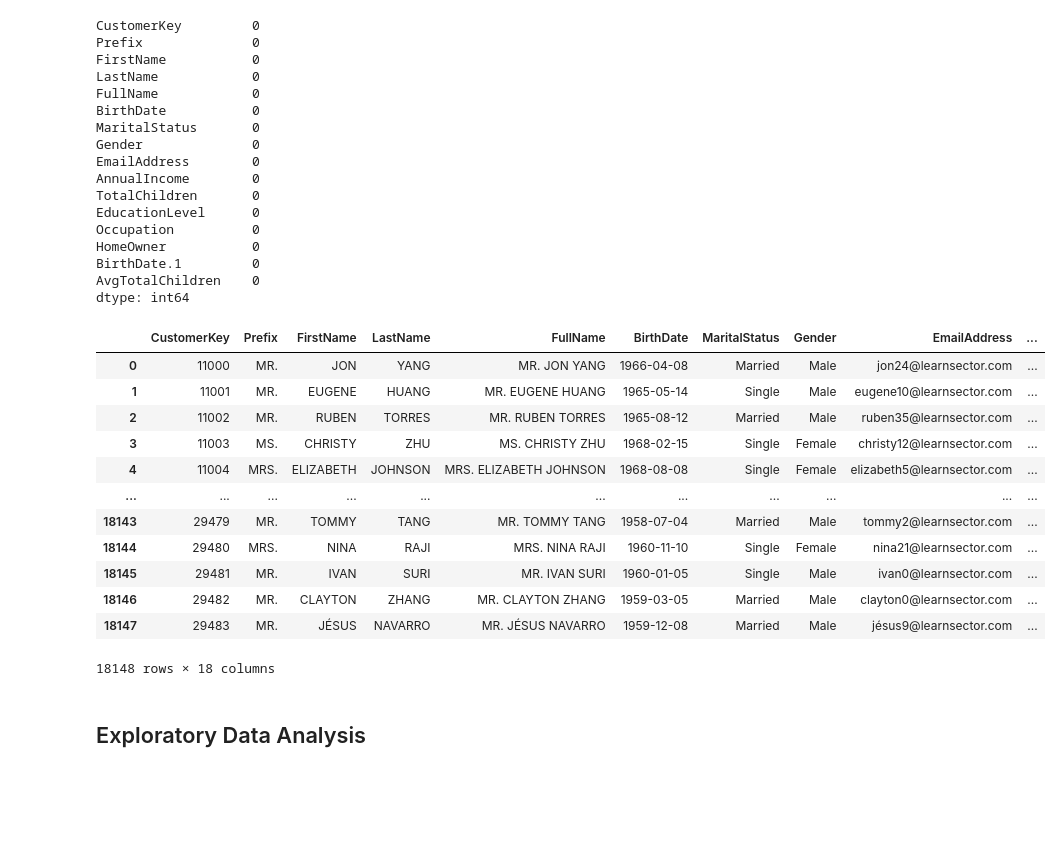
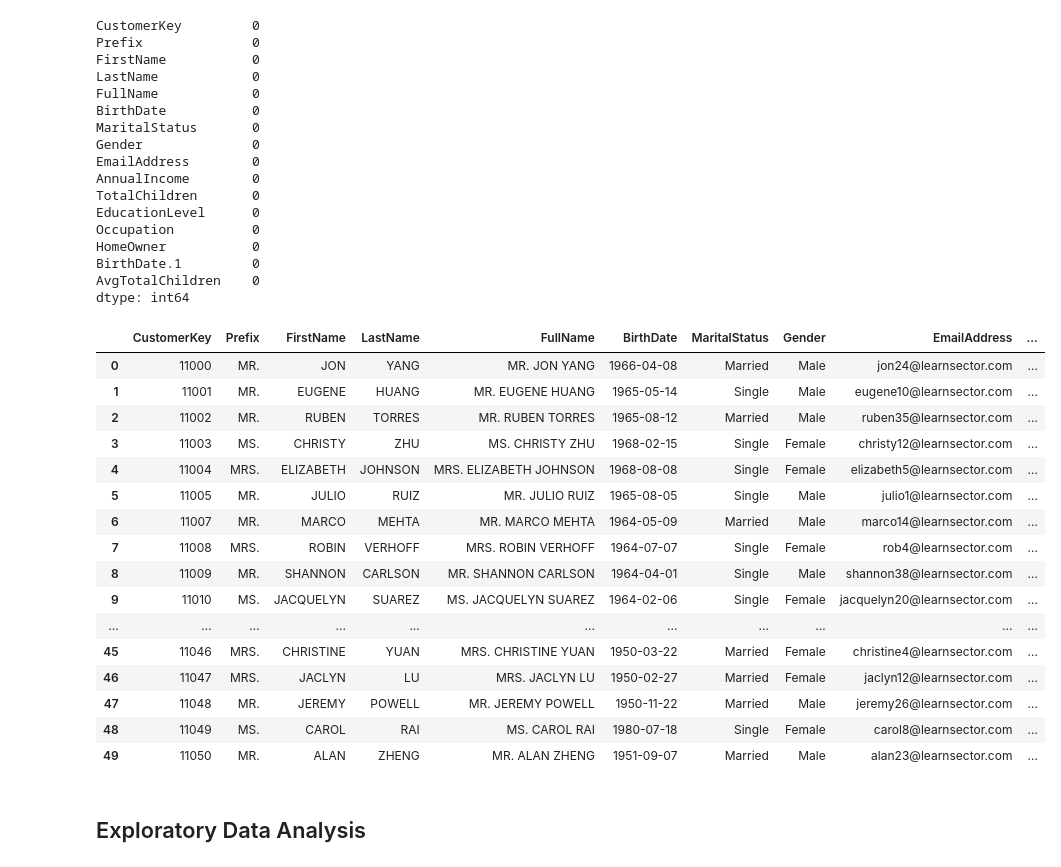
Before and after one commit to uleborharison/Data-Cleaning-and-Exploratory-Data-Analysis-using-numpy-pandas-matplotlib-and-seaborn-library, a Jupyter notebook: EDA using python libraries.ipynb, the cells around one changed output. Drawn from its saved outputs; the diff is of its cells as text; code cells hidden in the pictures; blank space fills up the shorter version.

```diff
--- a/EDA using python libraries.ipynb
+++ b/EDA using python libraries.ipynb
@@ -70,18 +70,4 @@ data['HomeOwner'] = data['HomeOwner'].replace({'Y':'Yes','N':'No'})
 # %%
 data.drop('BirthDate.1', axis = 1, inplace = True)
 # %%
-data
+data['Income_Range'] = pd.cut(data['AnnualIncome'], bins = [0, 50000, 100000,200000])
-# %% [output]
-|  | CustomerKey | Prefix | FirstName | LastName | FullName | BirthDate | MaritalStatus | Gender | EmailAddress | ... |
-| 0 | 11000 | MR. | JON | YANG | MR. JON YANG | 1966-04-08 | Married | Male | jon24@learnsector.com | ... |
-| 1 | 11001 | MR. | EUGENE | HUANG | MR. EUGENE HUANG | 1965-05-14 | Single | Male | eugene10@learnsector.com | ... |
-| 2 | 11002 | MR. | RUBEN | TORRES | MR. RUBEN TORRES | 1965-08-12 | Married | Male | ruben35@learnsector.com | ... |
-| 3 | 11003 | MS. | CHRISTY | ZHU | MS. CHRISTY ZHU | 1968-02-15 | Single | Female | christy12@learnsector.com | ... |
-| 4 | 11004 | MRS. | ELIZABETH | JOHNSON | MRS. ELIZABETH JOHNSON | 1968-08-08 | Single | Female | elizabeth5@learnsector.com | ... |
-| ... | ... | ... | ... | ... | ... | ... | ... | ... | ... | ... |
-| 18143 | 29479 | MR. | TOMMY | TANG | MR. TOMMY TANG | 1958-07-04 | Married | Male | tommy2@learnsector.com | ... |
-| 18144 | 29480 | MRS. | NINA | RAJI | MRS. NINA RAJI | 1960-11-10 | Single | Female | nina21@learnsector.com | ... |
-| 18145 | 29481 | MR. | IVAN | SURI | MR. IVAN SURI | 1960-01-05 | Single | Male | ivan0@learnsector.com | ... |
-| 18146 | 29482 | MR. | CLAYTON | ZHANG | MR. CLAYTON ZHANG | 1959-03-05 | Married | Male | clayton0@learnsector.com | ... |
-| 18147 | 29483 | MR. | JÉSUS | NAVARRO | MR. JÉSUS NAVARRO | 1959-12-08 | Married | Male | jésus9@learnsector.com | ... |
-18148 rows × 18 columns
@@ -88,3 +76,23 @@ data
+# %%
+data.head(50)
+# %% [output]
+|  | CustomerKey | Prefix | FirstName | LastName | FullName | BirthDate | MaritalStatus | Gender | EmailAddress | ... |
+| 0 | 11000 | MR. | JON | YANG | MR. JON YANG | 1966-04-08 | Married | Male | jon24@learnsector.com | ... |
+| 1 | 11001 | MR. | EUGENE | HUANG | MR. EUGENE HUANG | 1965-05-14 | Single | Male | eugene10@learnsector.com | ... |
+| 2 | 11002 | MR. | RUBEN | TORRES | MR. RUBEN TORRES | 1965-08-12 | Married | Male | ruben35@learnsector.com | ... |
+| 3 | 11003 | MS. | CHRISTY | ZHU | MS. CHRISTY ZHU | 1968-02-15 | Single | Female | christy12@learnsector.com | ... |
+| 4 | 11004 | MRS. | ELIZABETH | JOHNSON | MRS. ELIZABETH JOHNSON | 1968-08-08 | Single | Female | elizabeth5@learnsector.com | ... |
+| 5 | 11005 | MR. | JULIO | RUIZ | MR. JULIO RUIZ | 1965-08-05 | Single | Male | julio1@learnsector.com | ... |
+| 6 | 11007 | MR. | MARCO | MEHTA | MR. MARCO MEHTA | 1964-05-09 | Married | Male | marco14@learnsector.com | ... |
+| 7 | 11008 | MRS. | ROBIN | VERHOFF | MRS. ROBIN VERHOFF | 1964-07-07 | Single | Female | rob4@learnsector.com | ... |
+| 8 | 11009 | MR. | SHANNON | CARLSON | MR. SHANNON CARLSON | 1964-04-01 | Single | Male | shannon38@learnsector.com | ... |
+| 9 | 11010 | MS. | JACQUELYN | SUAREZ | MS. JACQUELYN SUAREZ | 1964-02-06 | Single | Female | jacquelyn20@learnsector.com | ... |
+| ... | ... | ... | ... | ... | ... | ... | ... | ... | ... | ... |
+| 45 | 11046 | MRS. | CHRISTINE | YUAN | MRS. CHRISTINE YUAN | 1950-03-22 | Married | Female | christine4@learnsector.com | ... |
+| 46 | 11047 | MRS. | JACLYN | LU | MRS. JACLYN LU | 1950-02-27 | Married | Female | jaclyn12@learnsector.com | ... |
+| 47 | 11048 | MR. | JEREMY | POWELL | MR. JEREMY POWELL | 1950-11-22 | Married | Male | jeremy26@learnsector.com | ... |
+| 48 | 11049 | MS. | CAROL | RAI | MS. CAROL RAI | 1980-07-18 | Single | Female | carol8@learnsector.com | ... |
+| 49 | 11050 | MR. | ALAN | ZHENG | MR. ALAN ZHENG | 1951-09-07 | Married | Male | alan23@learnsector.com | ... |
 # %% [markdown]
 <h2>Exploratory Data Analysis</h2>
 # %% [markdown]
```
Also changed, not shown: parts of 34 cells of this notebook.
